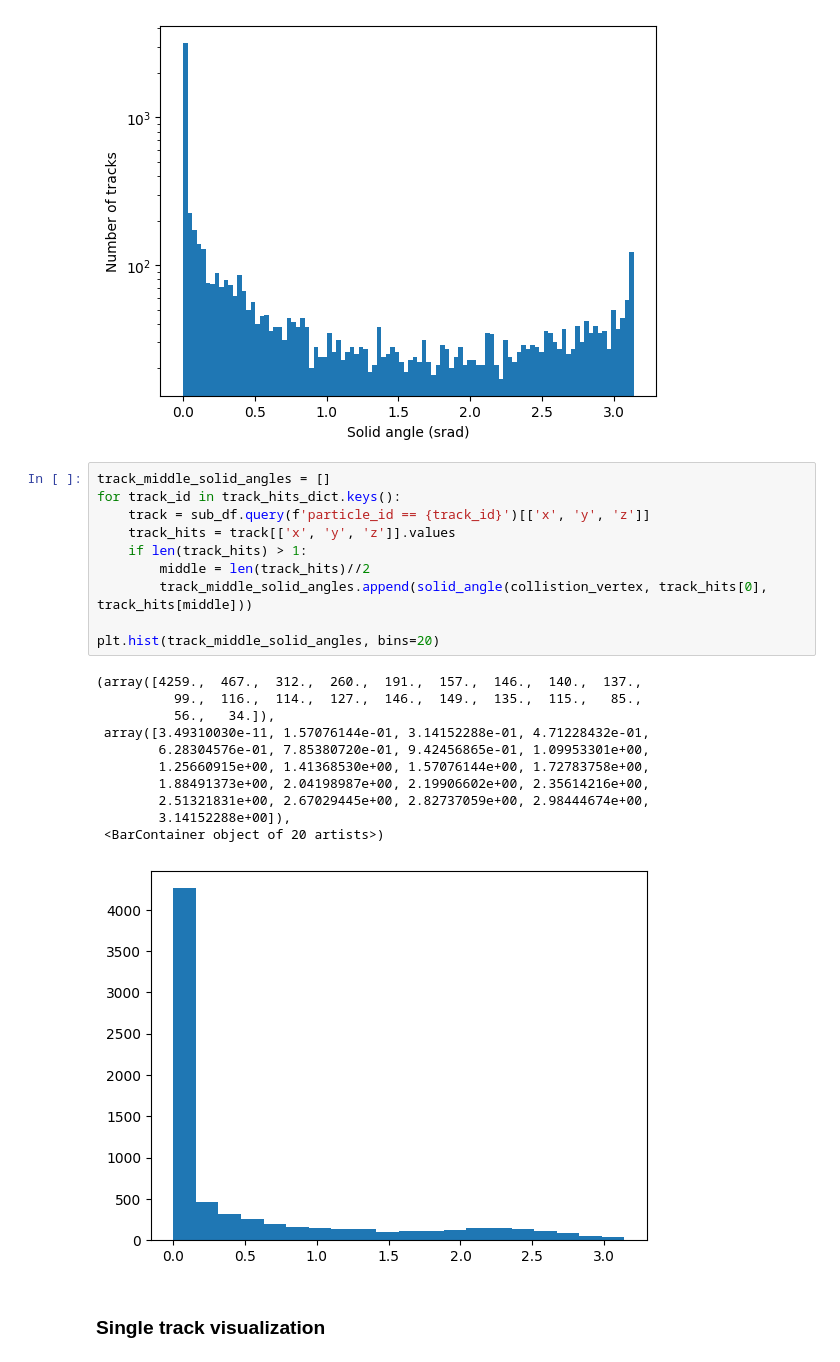
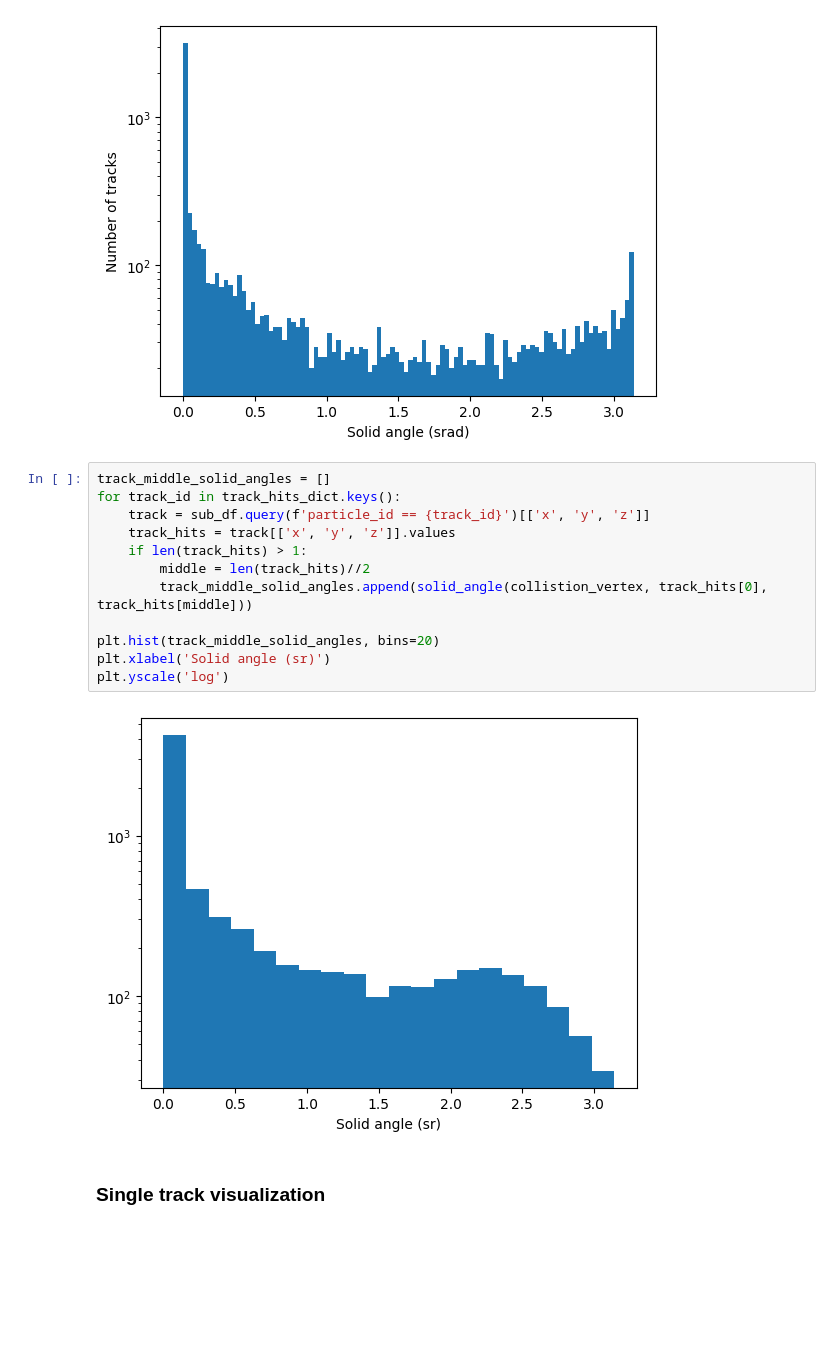
Before and after one commit to GiorgioAlbertoLucia/TrackingML, a Jupyter notebook: notebook/display/particle_display.ipynb, the cells around one changed output. Saved outputs shown, nothing was run; the diff lists cells and outputs as text; blank space fills up the shorter version.

Commit message:
visualization renaming

```diff
--- a/notebook/display/particle_display.ipynb
+++ b/notebook/display/particle_display.ipynb
@@ -182,25 +175,17 @@ Text(0, 0.5, 'Number of tracks')
 # %%
 track_middle_solid_angles = []
 for track_id in track_hits_dict.keys():
     track = sub_df.query(f'particle_id == {track_id}')[['x', 'y', 'z']]
     track_hits = track[['x', 'y', 'z']].values
     if len(track_hits) > 1:
         middle = len(track_hits)//2
         track_middle_solid_angles.append(solid_angle(collistion_vertex, track_hits[0], track_hits[middle]))
 
 plt.hist(track_middle_solid_angles, bins=20)
+plt.xlabel('Solid angle (sr)')
+plt.yscale('log')
 # %% [output]
-(array([4259.,  467.,  312.,  260.,  191.,  157.,  146.,  140.,  137.,
-          99.,  116.,  114.,  127.,  146.,  149.,  135.,  115.,   85.,
-          56.,   34.]),
- array([3.49310030e-11, 1.57076144e-01, 3.14152288e-01, 4.71228432e-01,
-        6.28304576e-01, 7.85380720e-01, 9.42456865e-01, 1.09953301e+00,
-        1.25660915e+00, 1.41368530e+00, 1.57076144e+00, 1.72783758e+00,
-        1.88491373e+00, 2.04198987e+00, 2.19906602e+00, 2.35614216e+00,
-        2.51321831e+00, 2.67029445e+00, 2.82737059e+00, 2.98444674e+00,
-        3.14152288e+00]),
- <BarContainer object of 20 artists>)
-[figure, old version]
+[figure, new version]
 # %% [markdown]
 ### Single track visualization
 # %%
```
Also changed, not shown: parts of 2 cells of this notebook, 3 other files.
